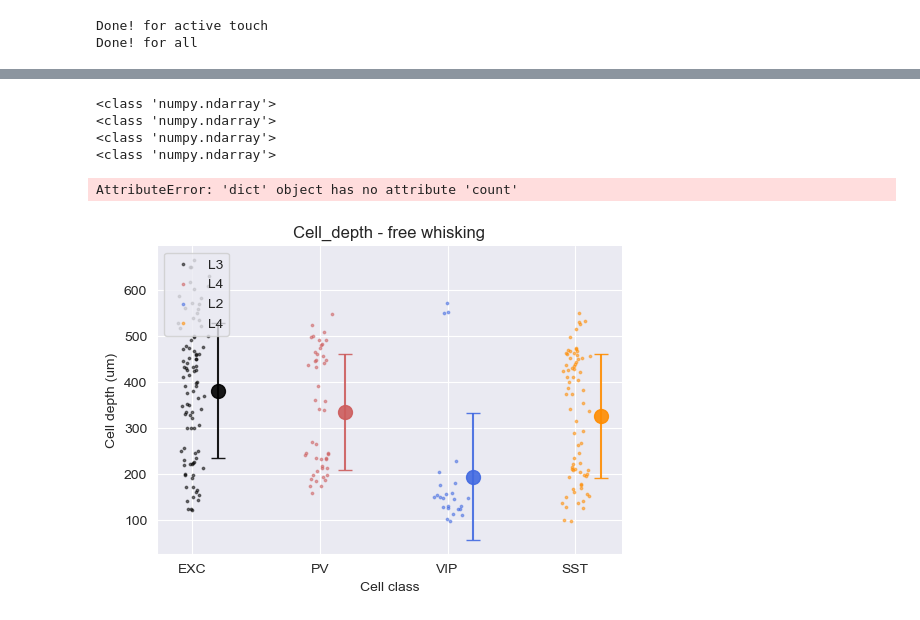
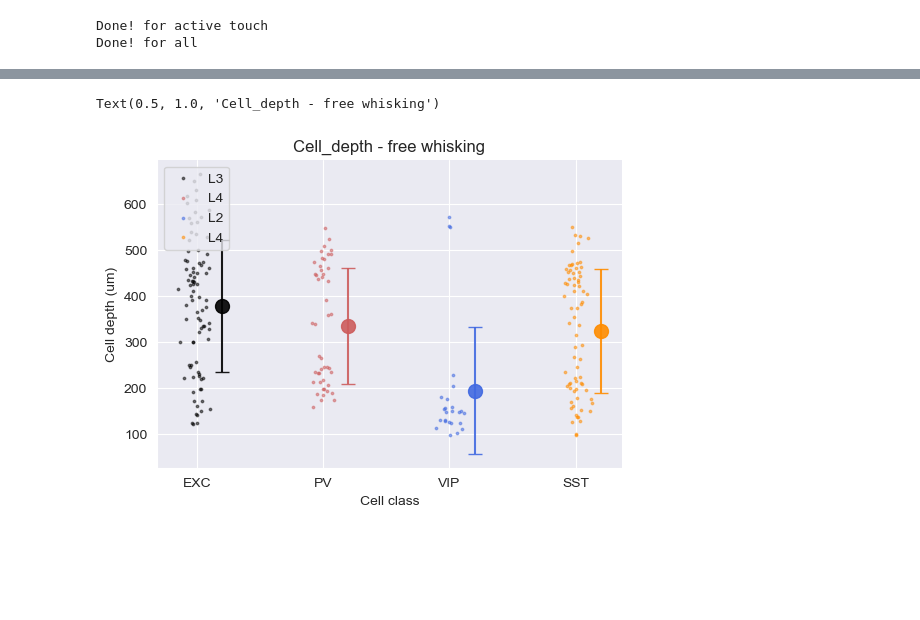
Before and after one commit to 2Tricky4u/bio482_miniproject, a Jupyter notebook: python/notebooks/Layer_cell_depth_dependency_analysis.ipynb, the cells around one changed output, grey strips where cells are left out. Drawn from its saved outputs; the diff is of its cells as text; code cells hidden in the pictures; blank space fills up the shorter version.

```diff
--- a/python/notebooks/Layer_cell_depth_dependency_analysis.ipynb
+++ b/python/notebooks/Layer_cell_depth_dependency_analysis.ipynb
@@ -369,19 +359 @@ else:
         pickle.dump(result_dict, handle, protocol=pickle.HIGHEST_PROTOCOL)
-# %%
-saved_dict_path = 'depth_free_whisking.pickle'
-
-if os.path.isfile(saved_dict_path):
-    with open(saved_dict_path, 'rb') as handle:
-        result_dict = pickle.load(handle)
-else:
-    with open('savec_dict_path', 'wb') as handle:
-        pickle.dump(result_dict, handle, protocol=pickle.HIGHEST_PROTOCOL)
-# %%
-saved_dict_path = 'depth_all_cell.pickle'
-
-if os.path.isfile(saved_dict_path):
-    with open(saved_dict_path, 'rb') as handle:
-        result_dict = pickle.load(handle)
-else:
-    with open('savec_dict_path', 'wb') as handle:
-        pickle.dump(result_dict, handle, protocol=pickle.HIGHEST_PROTOCOL)
@@ -394,0 +360,5 @@ result_df
+# %%
+result_dict_df = {
+    "free whisking": pd.DataFrame(result_dict["free whisking"]),
+    "active touch": pd.DataFrame(result_dict["active touch"])
+}
@@ -395,4 +369,5 @@ result_df
 # %%
-layer_df = result_df.groupby('cell_layer2').describe()
-result_df.count()
+layer_df = result_dict_df["free whisking"].groupby('cell_layer2').describe()
+result_df = result_dict_df["free whisking"]
+layer_df
 # %% [output]
@@ -442,39 +411,35 @@ for i, c_type in enumerate(cell_class_order):
 
     n_cells = len(result_df[result_df.cell_type==c_type])
     obs_locations = [i]*n_cells #create a list int, to place observations categorically
     obs_values = result_df[result_df.cell_type==c_type]['cell_depth'].values
 
-    print(type(obs_values))
     # Show individual observations (scatterplot with added x-axis jitter to avoid overplotting)
     jitter_scatterplot(x=obs_locations,
                        y=obs_values,
                        s=3,
                        alpha=0.5,
                        c=class_color[c_type],
-                       label=result_df[result_df.cell_type==c_type]['cell_layer2'].values[0])
+                       label=result_df[result_df.cell_type==c_type]['cell_layer2'].values[0],
+                       ax=ax)
 
     # Show mean and standard deviation
     ax.errorbar(x=i+0.2,
                 y=np.mean(obs_values),
                 yerr=np.std(obs_values), #errobarsize is standard deviation
                 marker='o',
                 ms=10,
                 capsize=5,
                 alpha=0.9,
                 c=class_color[c_type])
 
 # Set xtick labels and legend
 ax.legend(loc='upper left', fontsize=10)
 ax.set_xticks([0,1,2,3])
 ax.set_xticklabels(cell_class_order)
 ax.set_xlabel('Cell class')
 ax.set_ylabel('Cell depth (um)')
 ax.set_title('Cell_depth - free whisking')
 # %% [output]
-<class 'numpy.ndarray'>
-<class 'numpy.ndarray'>
-<class 'numpy.ndarray'>
-<class 'numpy.ndarray'>
+Text(0.5, 1.0, 'Cell_depth - free whisking')
-AttributeError: 'dict' object has no attribute 'count'
-[figure, old version]
+[figure, new version]
 # %%
```
Also changed, not shown: parts of 23 cells of this notebook, 2 other files.
